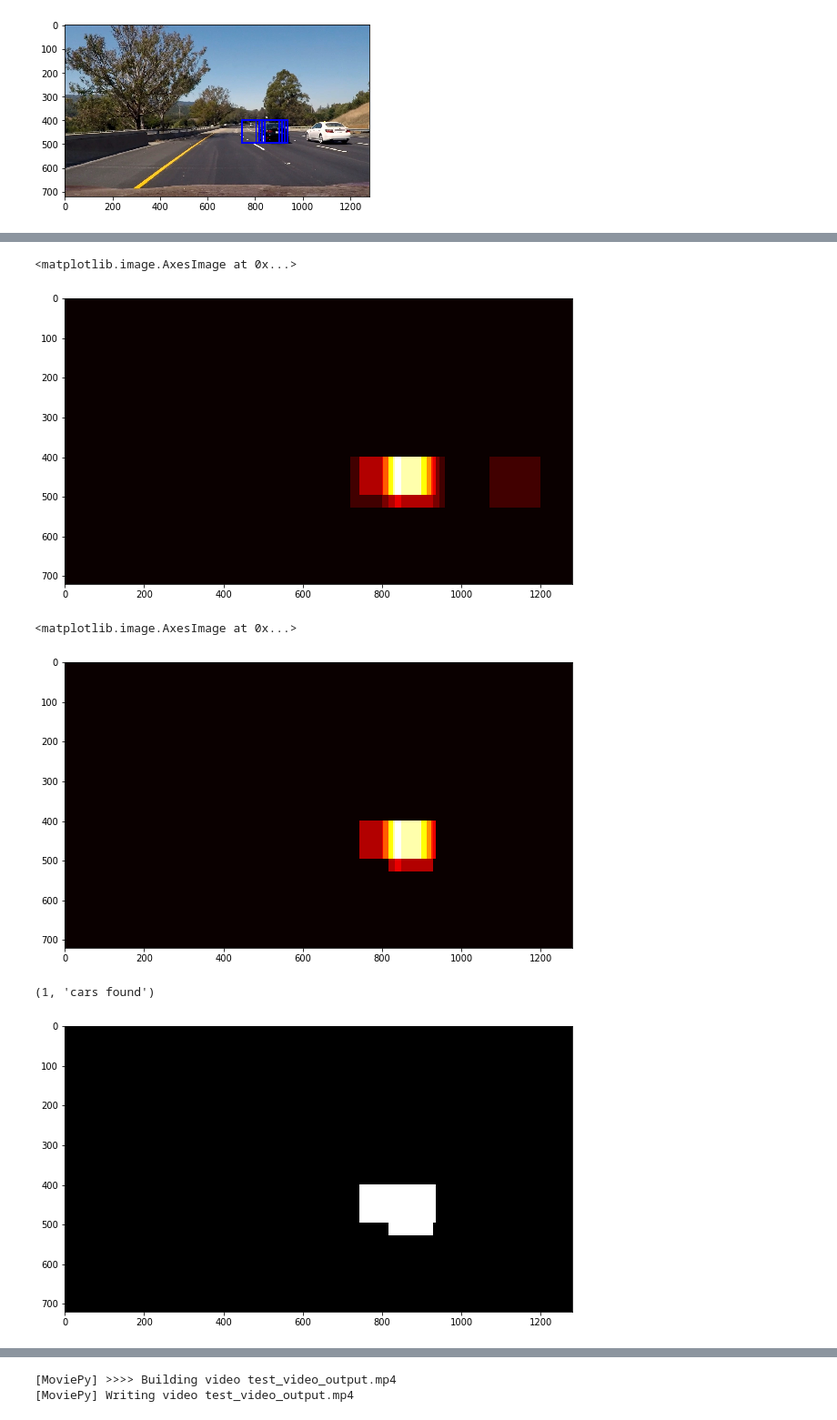
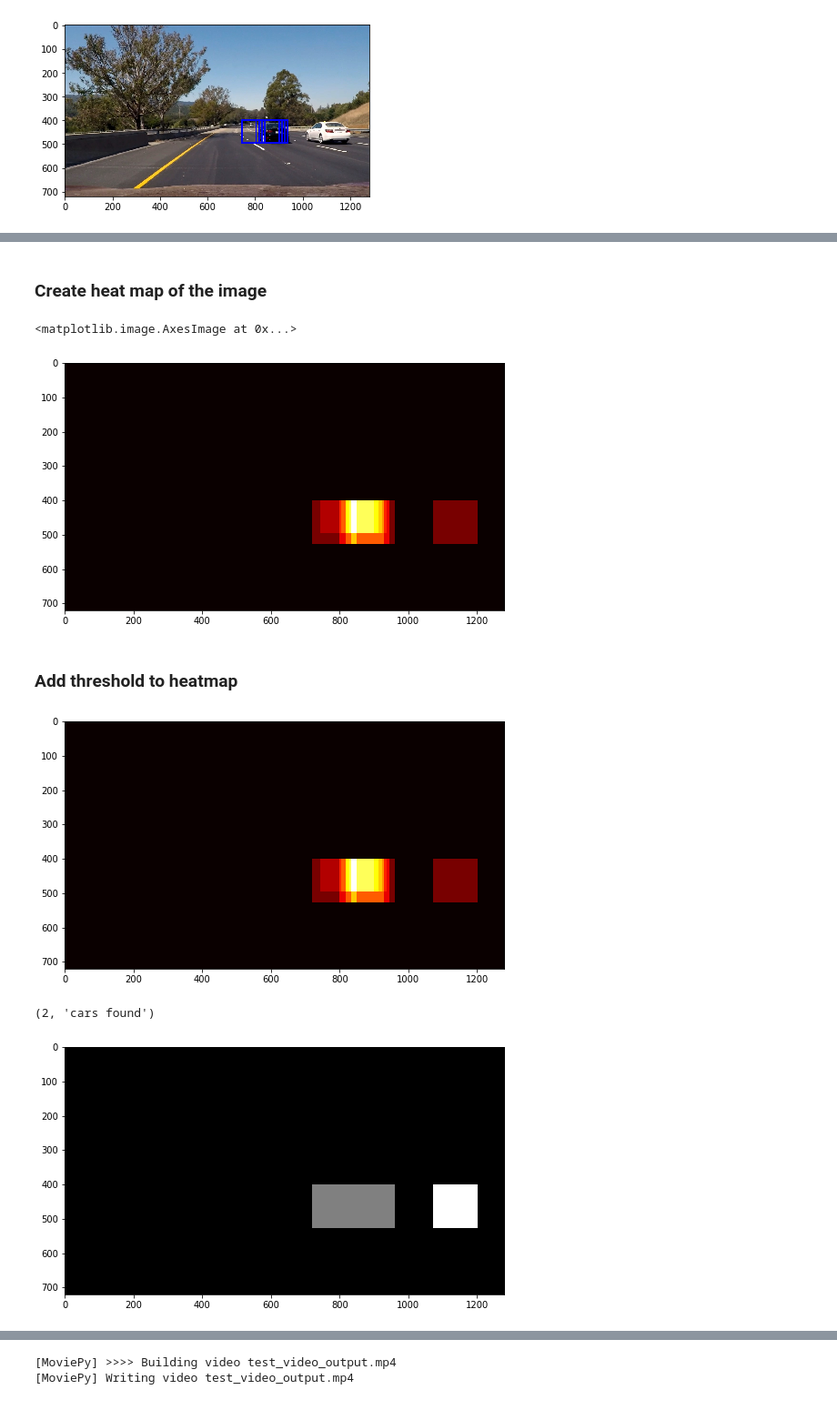
Before and after one commit to ajonnavittula/CarND-Vehicle-Detection, a Jupyter notebook: vehicle_detection.ipynb, the cells around one changed output, grey strips where cells are left out. Shown at 91% size. Drawn from its saved outputs; the diff is of its cells as text; code cells hidden in the pictures.

```diff
--- a/vehicle_detection.ipynb
+++ b/vehicle_detection.ipynb
@@ -409,27 +410,33 @@ plt.imshow(out_img)
+# %% [markdown]
+### Create heat map of the image
 # %%
 heatmap_img = np.zeros_like(img[:,:,0])
 
 heatmap_img = add_heat(heatmap_img, boxes)
-plt.figure(figsize=(10,10))
+plt.figure(figsize=(10,5))
 plt.imshow(heatmap_img, cmap='hot')
 # %% [output]
 <matplotlib.image.AxesImage at 0x...>
-[figure, old version]
+[figure, new version]
+# %% [markdown]
+### Add threshold to heatmap
 # %%
-heatmap_img = apply_threshold(heatmap_img, 2)
-plt.figure(figsize=(10,10))
+heatmap_img = apply_threshold(heatmap_img, 0)
+plt.figure(figsize=(10,5))
 plt.imshow(heatmap_img, cmap='hot')
+plt.savefig('./output_images/heat_map.png')
 # %% [output]
-<matplotlib.image.AxesImage at 0x...>
-[figure, old version]
+[figure, new version]
 # %%
+# Print and show group heat maps
 labels = label(heatmap_img)
-plt.figure(figsize=(10,10))
+plt.figure(figsize=(10,5))
 plt.imshow(labels[0], cmap='gray')
 print(labels[1], 'cars found')
+plt.savefig('./output_images/cars_found.png')
 # %% [output]
-(1, 'cars found')
+(2, 'cars found')
-[figure, old version]
+[figure, new version]
 # %%
 # Draw bounding boxes on a copy of the image
 draw_img, rect = draw_labeled_bboxes(np.copy(img), labels)
```
Also changed, not shown: parts of 13 cells of this notebook, 1 other file.
